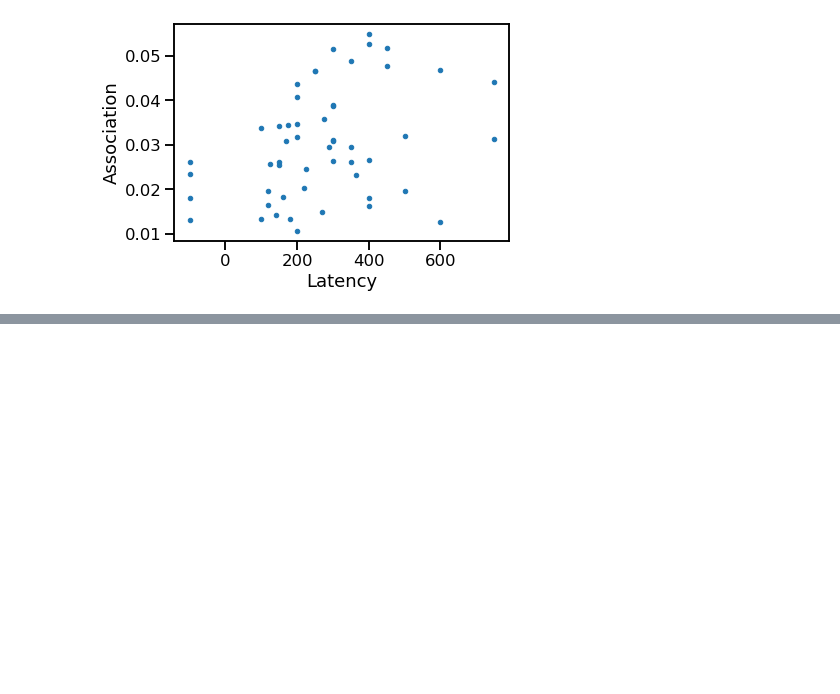
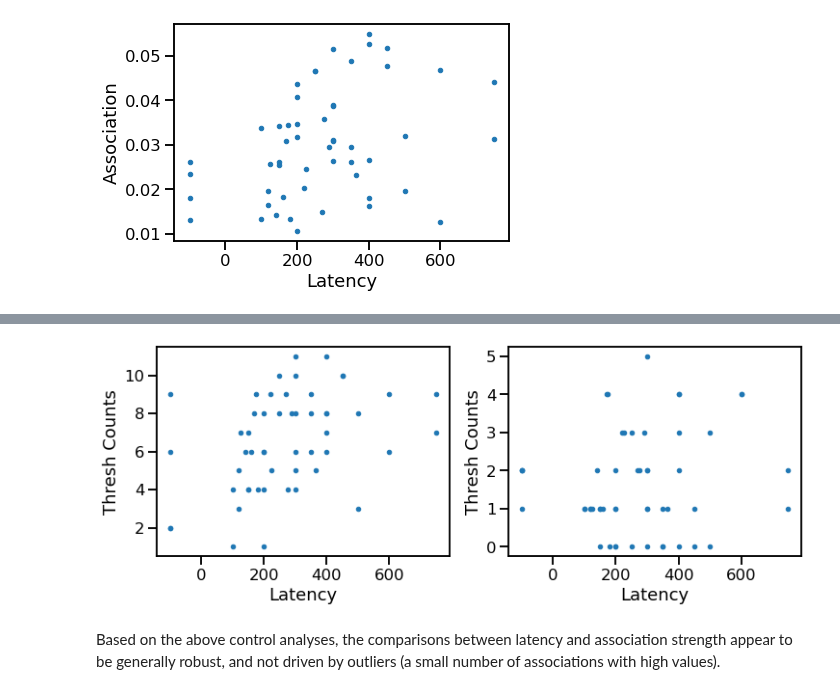
Before and after one commit to weblearn22/ERPscanr, a Jupyter notebook: notebooks/04-CountsCognitive.ipynb, the cells around one changed output, grey strips where cells are left out. Drawn from its saved outputs; the diff is of its cells as text; code cells hidden in the pictures; blank space fills up the shorter version.

```diff
--- a/notebooks/04-CountsCognitive.ipynb
+++ b/notebooks/04-CountsCognitive.ipynb
@@ -385,0 +417,5 @@ plot_latency_values(latencies, avgs,
+# %%
+# Compute the number of values that pass an association threshold
+low_thresh, high_thresh = 0.1, 0.3
+low_thresh_counts = [np.sum(ass['association'] > low_thresh) for ass in sorted_associations]
+high_thresh_counts = [np.sum(ass['association'] > high_thresh) for ass in sorted_associations]
@@ -385,0 +431,9 @@ plot_latency_values(latencies, avgs,
+# %%
+# Plot the comparison between threshold crossing counts and latency
+_, axes = plt.subplots(1, 2, figsize=(12, 4))
+plot_latency_values(latencies, low_thresh_counts, ylabel='Thresh Counts', ax=axes[0])
+plot_latency_values(latencies, high_thresh_counts, ylabel='Thresh Counts', ax=axes[1])
+# %% [output]
+[figure, added]
+# %% [markdown]
+Based on the above control analyses, the comparisons between latency and association strength appear to be generally robust, and not driven by outliers (a small number of associations with high values).
```
Also changed, not shown: parts of 11 cells of this notebook.
